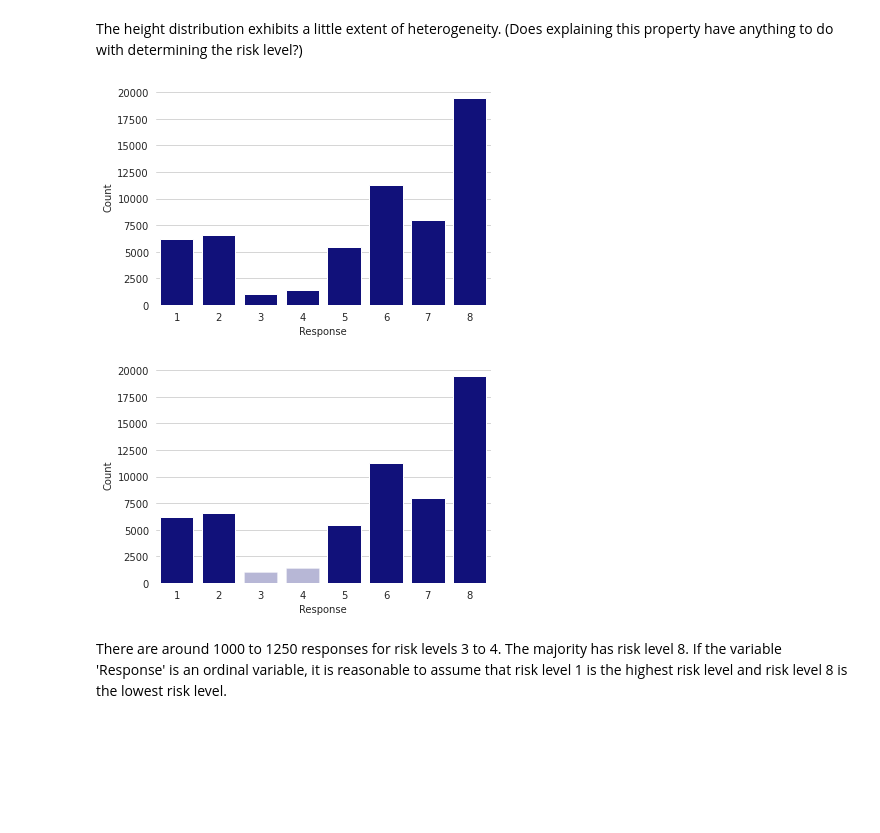
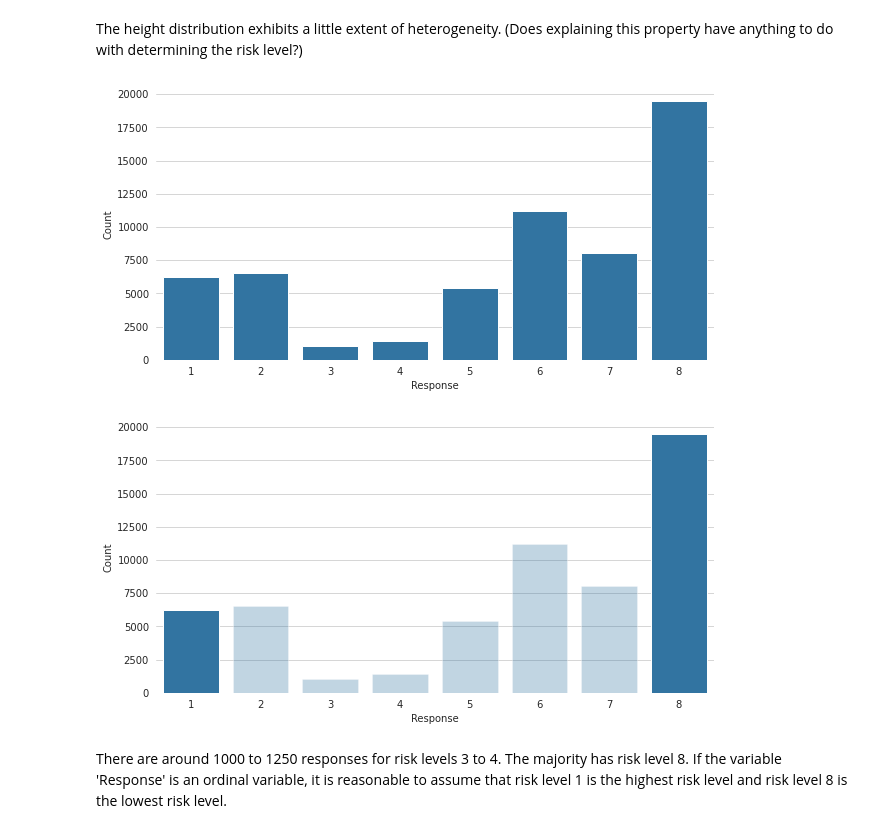
Before and after one commit to m2ng/hangseng-case, a Jupyter notebook: nb/analysis.ipynb, the cells around one changed output. Drawn from its saved outputs; the diff is of its cells as text; code cells hidden in the pictures; blank space fills up the shorter version.

```diff
--- a/nb/analysis.ipynb
+++ b/nb/analysis.ipynb
@@ -70,30 +72,35 @@ plt.grid(False)
 [figure]
 # %% [markdown]
 The height distribution exhibits a little extent of heterogeneity. (Does explaining this property have anything to do with determining the risk level?)
-# %%
-g = sns.barplot(
-    data=train_df["Response"].value_counts().sort_index().to_frame().reset_index().rename(columns={"index": "Response", "Response": "Count"}),
-    x="Response",
-    y="Count",
-    color="darkblue"
-)
-
-sns.despine(fig=g.get_figure(), bottom=True, left=True)
-plt.show()
-g = sns.barplot(
-    data=train_df["Response"].value_counts().sort_index().to_frame().reset_index().rename(columns={"index": "Response", "Response": "Count"}),
-    x="Response",
-    y="Count",
-    color="darkblue"
-)
-
-for g in g.get_children()[2:4]:
-    g.set_alpha(.3)
-
-sns.despine(fig=g.get_figure(), bottom=True, left=True)
-# plt.grid(False)
-# %% [output]
-[figure, removed]
-[figure, removed]
+# %%
+plt.figure(figsize=(10, 5))
+g = sns.barplot(
+    data=train_df["Response"].value_counts().sort_index().to_frame().reset_index().rename(columns={"index": "Response", "Response": "Count"}),
+    x="Response",
+    y="Count",
+    color="C0"
+)
+
+sns.despine(fig=g.get_figure(), bottom=True, left=True)
+g.get_figure().savefig("../figure/response_dist_1.png", bbox_inches="tight", dpi=120)
+plt.show()
+
+plt.figure(figsize=(10, 5))
+g = sns.barplot(
+    data=train_df["Response"].value_counts().sort_index().to_frame().reset_index().rename(columns={"index": "Response", "Response": "Count"}),
+    x="Response",
+    y="Count",
+    color="C0"
+)
+
+for b in g.get_children()[1:7]:
+    b.set_alpha(.3)
+
+sns.despine(fig=g.get_figure(), bottom=True, left=True)
+g.get_figure().savefig("../figure/response_dist_2.png", bbox_inches="tight", dpi=120)
+plt.show()
+# %% [output]
+[figure, added]
+[figure, added]
 # %% [markdown]
 There are around 1000 to 1250 responses for risk levels 3 to 4. The majority has risk level 8. If the variable 'Response' is an ordinal variable, it is reasonable to assume that risk level 1 is the highest risk level and risk level 8 is the lowest risk level.
```
Also changed, not shown: parts of 17 cells of this notebook, 1 other file.
